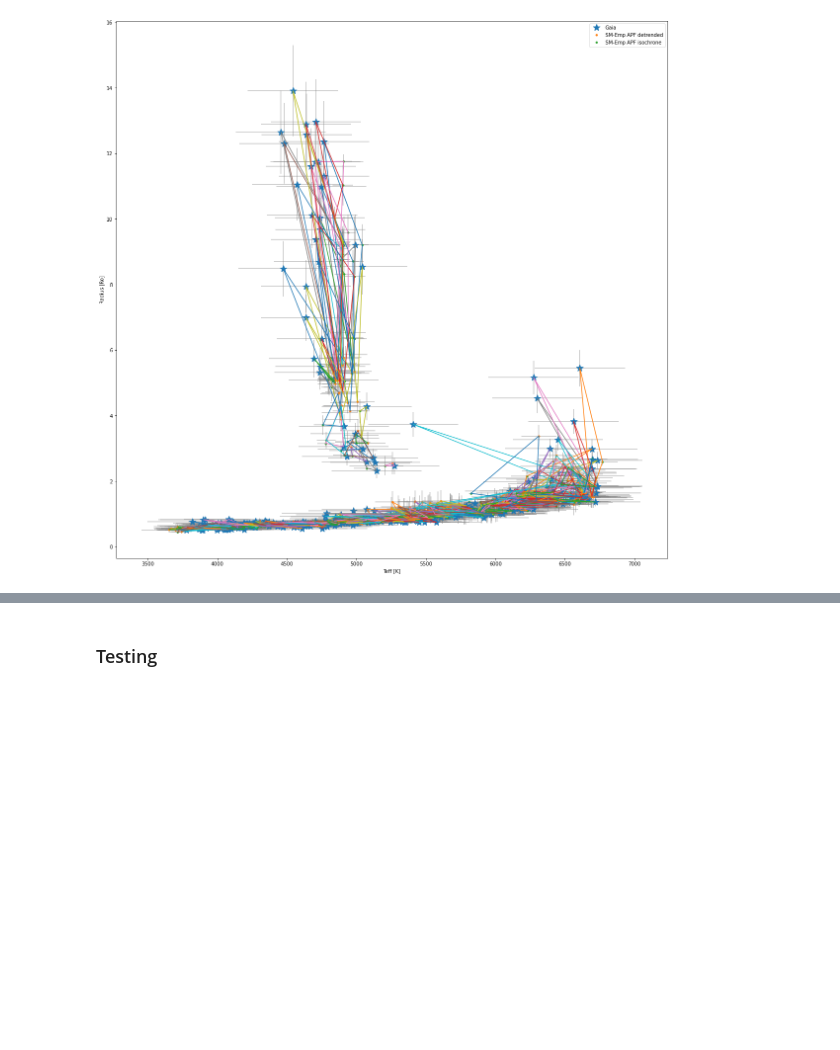
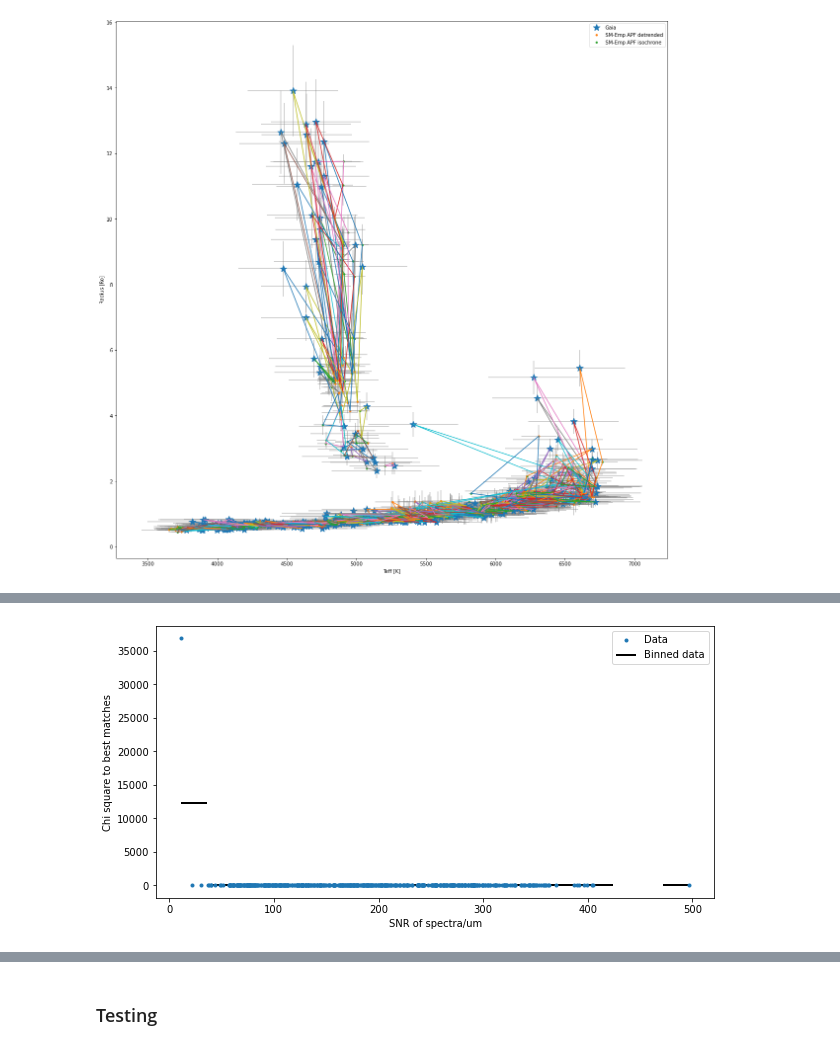
Before and after one commit to howardisaacson/APF-BL-DAP, a Jupyter notebook: Anna/analysis_scripts/SM_iso_gaia_compare.ipynb, the cells around one changed output, grey strips where cells are left out. Drawn from its saved outputs; the diff is of its cells as text; code cells hidden in the pictures; blank space fills up the shorter version.

```diff
--- a/Anna/analysis_scripts/SM_iso_gaia_compare.ipynb
+++ b/Anna/analysis_scripts/SM_iso_gaia_compare.ipynb
@@ -277,0 +554,93 @@ plt.ylabel('Gaia - derived Teff value [K]')
+# %%
+# plot accuracy as a function of chi square
+outlier = 449
+from scipy import stats
+chi_sq = apf_results['best_mean_chi_squared']
+SNR = apf_results['SNR']
+plt.figure(figsize = [10,5])
+plt.plot(np.hstack([SNR[0:outlier],SNR[outlier+1:]]), np.hstack([chi_sq[0:outlier],chi_sq[outlier+1:]]),'.', label = 'Data') # omit TIC332064670 becuase this is has a hugely large chi sq...
+bin_means, bin_edges, binnumber = scipy.stats.binned_statistic(np.hstack([SNR[0:outlier],SNR[outlier+1:]]), np.hstack([chi_sq[0:outlier],chi_sq[outlier+1:]]), statistic='mean', bins=20)
+plt.hlines(bin_means, bin_edges[:-1], bin_edges[1:], colors='k', lw=2, label='Binned data')
+plt.legend()
+plt.xlabel('SNR of spectra/um')
+plt.ylabel('Chi square to best matches')
+plt.figure(figsize = [15,3])
+plt.subplot(121)
+plt.plot(np.hstack([chi_sq[0:outlier],chi_sq[outlier+1:]]),np.hstack([delta_R_iso[0:outlier],delta_R_iso[outlier+1:]]),'.')
+bin_means, bin_edges, binnumber = scipy.stats.binned_statistic(np.hstack([chi_sq[0:outlier],chi_sq[outlier+1:]]), np.hstack([delta_R_iso[0:outlier],delta_R_iso[outlier+1:]]), statistic='mean', bins=20)
+plt.hlines(bin_means, bin_edges[:-1], bin_edges[1:], colors='k', lw=2, label='Binned data')
+plt.legend()
+plt.xlabel('Chi square to best matches')
+plt.ylabel('Gaia - derived radius value [Ro]')
+#plt.figure(figsize = [10,5])
+plt.subplot(122)
+plt.plot(np.hstack([chi_sq[0:outlier],chi_sq[outlier+1:]]), np.hstack([delta_Teff_iso[0:outlier],delta_Teff_iso[outlier+1:]]),'.')
+bin_means, bin_edges, binnumber = scipy.stats.binned_statistic(np.hstack([chi_sq[0:outlier],chi_sq[outlier+1:]]), np.hstack([delta_Teff_iso[0:outlier],delta_Teff_iso[outlier+1:]]), statistic='mean', bins=20)
+plt.hlines(bin_means, bin_edges[:-1], bin_edges[1:], colors='k', lw=2, label='Binned data')
+plt.legend()
+plt.xlabel('SNR of spectra/um')
+plt.ylabel('Gaia - derived Teff value [K]')
+plt.figure(figsize = [15,3])
+plt.subplot(121)
+plt.plot(np.hstack([SNR[0:outlier],SNR[outlier+1:]]),np.hstack([delta_R_iso[0:outlier],delta_R_iso[outlier+1:]]),'.')
+bin_means, bin_edges, binnumber = scipy.stats.binned_statistic(np.hstack([SNR[0:outlier],SNR[outlier+1:]]), np.hstack([delta_R_iso[0:outlier],delta_R_iso[outlier+1:]]), statistic='mean', bins=20)
+plt.hlines(bin_means, bin_edges[:-1], bin_edges[1:], colors='k', lw=2, label='Binned data')
+plt.legend()
+plt.xlabel('SNR of spectra/um')
+plt.ylabel('Gaia - derived radius value [Ro]')
+#plt.figure(figsize = [10,5])
+plt.subplot(122)
+plt.plot(np.hstack([SNR[0:outlier],SNR[outlier+1:]]), np.hstack([delta_Teff_iso[0:outlier],delta_Teff_iso[outlier+1:]]),'.')
+bin_means, bin_edges, binnumber = scipy.stats.binned_statistic(np.hstack([SNR[0:outlier],SNR[outlier+1:]]), np.hstack([delta_Teff_iso[0:outlier],delta_Teff_iso[outlier+1:]]), statistic='mean', bins=20)
+plt.hlines(bin_means, bin_edges[:-1], bin_edges[1:], colors='k', lw=2, label='Binned data')
+plt.legend()
+plt.xlabel('SNR of spectra/um')
+plt.ylabel('Gaia - derived Teff value [K]')
+plt.figure(figsize = [15,3])
+plt.subplot(121)
+plt.plot(np.hstack([gaia_data['radius_val'][0:outlier],gaia_data['radius_val'][outlier+1:]]),np.hstack([chi_sq[0:outlier],chi_sq[outlier+1:]]),'.')
+bin_means, bin_edges, binnumber = scipy.stats.binned_statistic(np.hstack([gaia_data['radius_val'][0:outlier],gaia_data['radius_val'][outlier+1:]]),np.hstack([chi_sq[0:outlier],chi_sq[outlier+1:]]), statistic='mean', bins=20)
+plt.hlines(bin_means, bin_edges[:-1], bin_edges[1:], colors='k', lw=2, label='Binned data')
+plt.legend()
+plt.ylabel('Chi square to best matches')
+plt.xlabel('Gaia radius value [Ro]')
+#plt.figure(figsize = [10,5])
+plt.subplot(122)
+plt.plot(np.hstack([gaia_data['teff_val'][0:outlier],gaia_data['teff_val'][outlier+1:]]),np.hstack([chi_sq[0:outlier],chi_sq[outlier+1:]]),'.')
+bin_means, bin_edges, binnumber = scipy.stats.binned_statistic(np.hstack([gaia_data['teff_val'][0:outlier],gaia_data['teff_val'][outlier+1:]]),np.hstack([chi_sq[0:outlier],chi_sq[outlier+1:]]), statistic='mean', bins=20)
+plt.hlines(bin_means, bin_edges[:-1], bin_edges[1:], colors='k', lw=2, label='Binned data')
+plt.legend()
+plt.ylabel('Chi square to best matches')
+plt.xlabel('Gaia Teff value [K]')
+plt.figure(figsize = [15,3])
+# by parallax
+plt.figure(figsize = [15,3])
+plt.subplot(121)
+plt.plot(np.hstack([gaia_data['parallax'][0:outlier],gaia_data['parallax'][outlier+1:]]),np.hstack([delta_R_iso[0:outlier],delta_R_iso[outlier+1:]]),'.')
+bin_means, bin_edges, binnumber = scipy.stats.binned_statistic(np.hstack([chi_sq[0:outlier],chi_sq[outlier+1:]]), np.hstack([delta_R_iso[0:outlier],delta_R_iso[outlier+1:]]), statistic='mean', bins=20)
+plt.hlines(bin_means, bin_edges[:-1], bin_edges[1:], colors='k', lw=2, label='Binned data')
+plt.legend()
+plt.xlabel('Stellar parallax')
+plt.ylabel('Gaia - derived radius value [Ro]')
+#plt.figure(figsize = [10,5])
+plt.subplot(122)
+plt.plot(np.hstack([gaia_data['parallax'][0:outlier],gaia_data['parallax'][outlier+1:]]), np.hstack([delta_Teff_iso[0:outlier],delta_Teff_iso[outlier+1:]]),'.')
+bin_means, bin_edges, binnumber = scipy.stats.binned_statistic(np.hstack([chi_sq[0:outlier],chi_sq[outlier+1:]]), np.hstack([delta_Teff_iso[0:outlier],delta_Teff_iso[outlier+1:]]), statistic='mean', bins=20)
+plt.hlines(bin_means, bin_edges[:-1], bin_edges[1:], colors='k', lw=2, label='Binned data')
+plt.legend()
+plt.xlabel('Stellar parallax')
+plt.ylabel('Gaia - derived Teff value [K]')
+plt.figure(figsize = [10,5])
+plt.plot(np.hstack([gaia_data['parallax'][0:outlier],gaia_data['parallax'][outlier+1:]]), np.hstack([chi_sq[0:outlier],chi_sq[outlier+1:]]),'.')
+bin_means, bin_edges, binnumber = scipy.stats.binned_statistic(np.hstack([gaia_data['parallax'][0:outlier],gaia_data['parallax'][outlier+1:]]), np.hstack([chi_sq[0:outlier],chi_sq[outlier+1:]]), statistic='mean', bins=20)
+plt.hlines(bin_means, bin_edges[:-1], bin_edges[1:], colors='k', lw=2, label='Binned data')
+plt.legend()
+plt.xlabel('Stellar parallax')
+plt.ylabel('Chi square to best matches')
+
+plt.figure()
+plt.hist(chi_sq, bins = np.linspace(0,25,60),histtype = 'step')
+plt.vlines([8], ymin = 0, ymax = 50, ls = 'dashed', label = 'Threshold (chi square = 8)')
+plt.xlabel('Chi square value')
+plt.legend()
+# %% [output]
@@ -277,0 +648 @@ plt.ylabel('Gaia - derived Teff value [K]')
+[figure, added]
```
Also changed, not shown: parts of 30 cells of this notebook, 21 other files.
